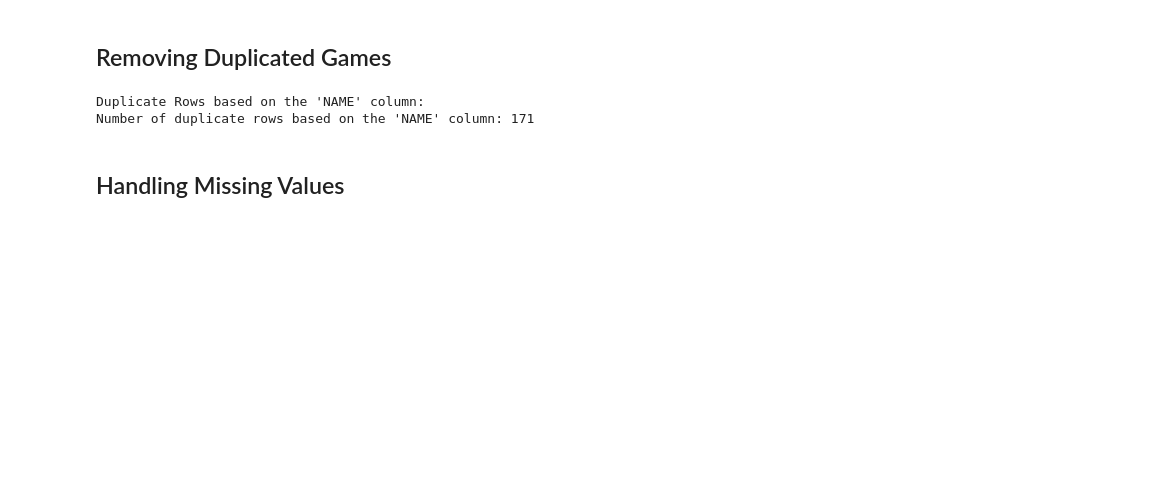
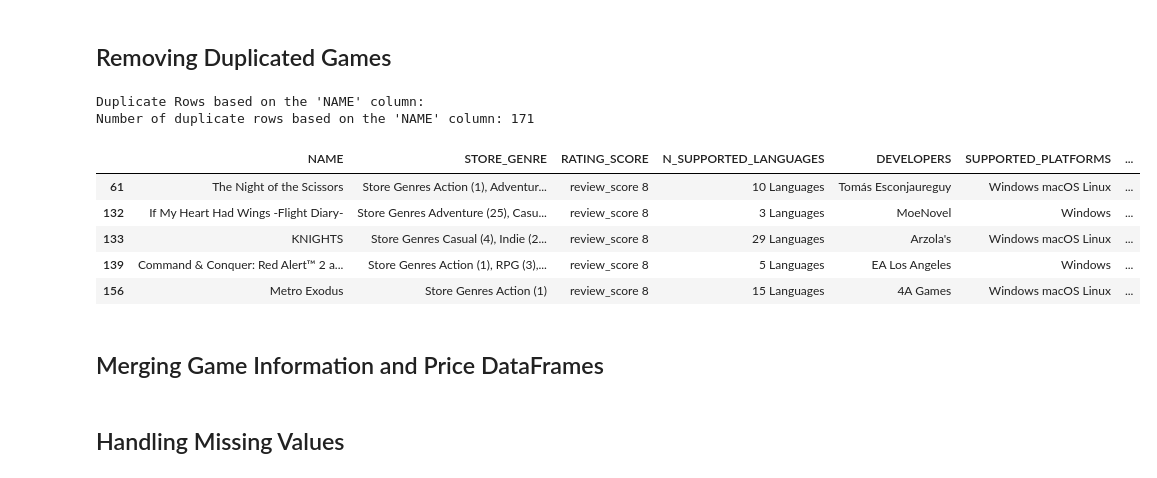
Before and after one commit to F102M8/data-science-project, a Jupyter notebook: Preprocesing.ipynb, the cells around one changed output. Drawn from its saved outputs; the diff is of its cells as text; code cells hidden in the pictures; blank space fills up the shorter version.

```diff
--- a/Preprocesing.ipynb
+++ b/Preprocesing.ipynb
@@ -92,3 +122,12 @@ df = df_copy.drop_duplicates(subset=['NAME'], keep='first')
 # %% [output]
 Duplicate Rows based on the 'NAME' column:
 Number of duplicate rows based on the 'NAME' column: 171
+# %%
+duplicate_rows.head()
+# %% [output]
+|  | NAME | STORE_GENRE | RATING_SCORE | N_SUPPORTED_LANGUAGES | DEVELOPERS | SUPPORTED_PLATFORMS | ... |
+| 61 | The Night of the Scissors | Store Genres Action (1), Adventur... | review_score 8 | 10 Languages | Tomás Esconjaureguy | Windows macOS Linux | ... |
+| 132 | If My Heart Had Wings -Flight Diary- | Store Genres Adventure (25), Casu... | review_score 8 | 3 Languages | MoeNovel | Windows | ... |
+| 133 | KNIGHTS | Store Genres Casual (4), Indie (2... | review_score 8 | 29 Languages | Arzola's | Windows macOS Linux | ... |
+| 139 | Command & Conquer: Red Alert™ 2 a... | Store Genres Action (1), RPG (3),... | review_score 8 | 5 Languages | EA Los Angeles | Windows | ... |
+| 156 | Metro Exodus | Store Genres Action (1) | review_score 8 | 15 Languages | 4A Games | Windows macOS Linux | ... |
@@ -94,0 +137,2 @@ Number of duplicate rows based on the 'NAME' column: 171
+# %% [markdown]
+## Merging Game Information and Price DataFrames
```
Also changed, not shown: parts of 74 cells of this notebook, 4 other files.
